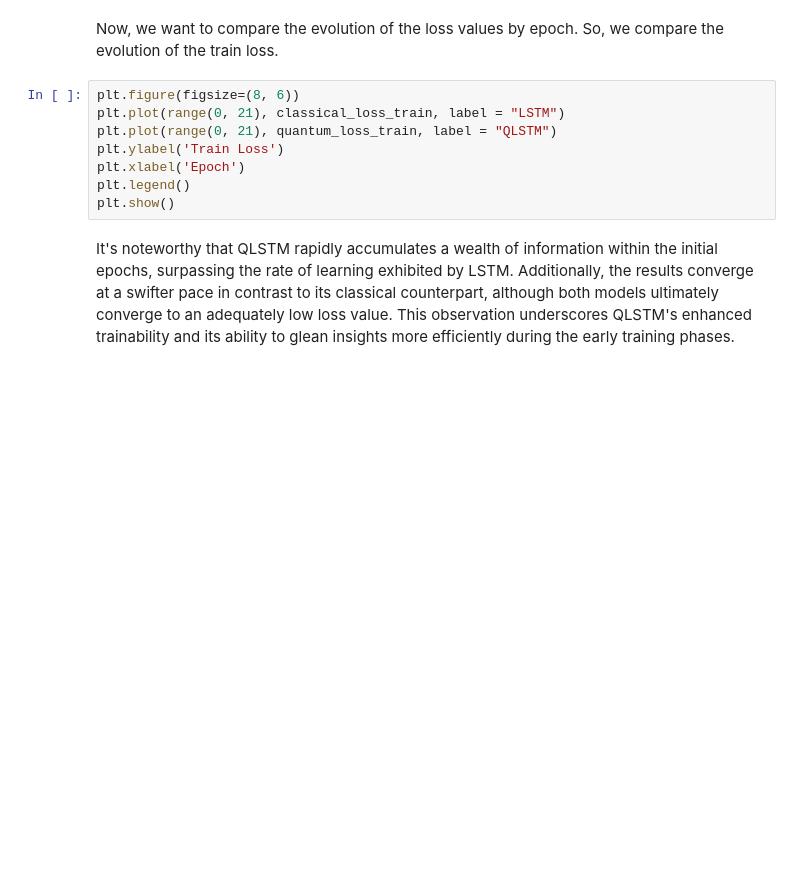
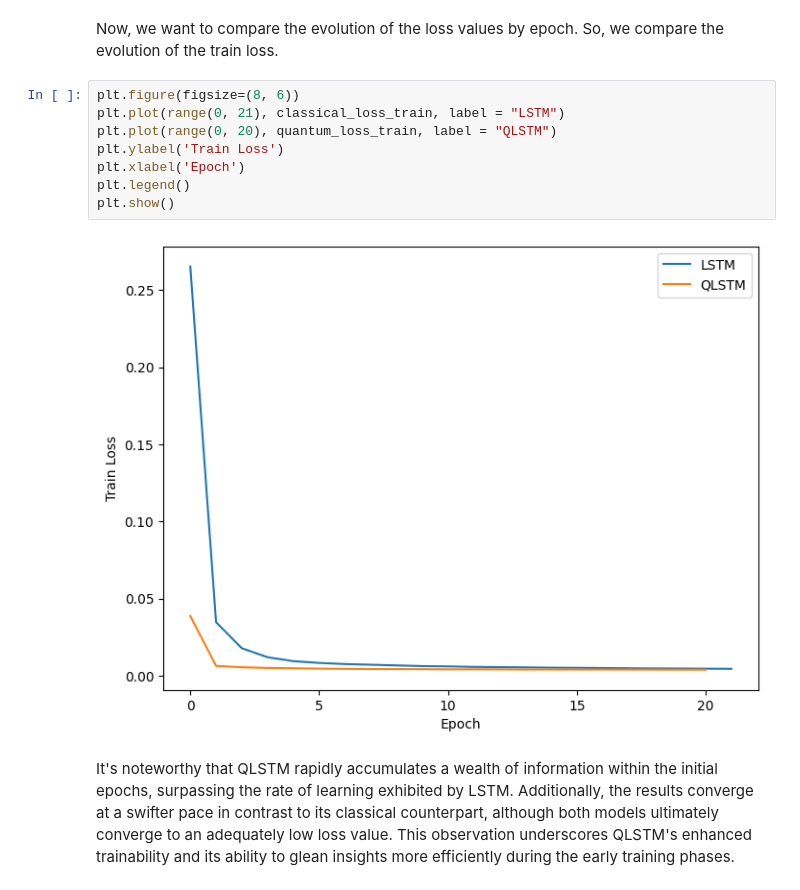
Before and after one commit to Jordi008/QLSTM, a Jupyter notebook: QLSTM_Functional.ipynb, the cells around one changed output. Cells and saved outputs as stored; diff of their text form; blank space fills up the shorter version.

Commit message:
QLSTM final result ran in CIC server
QLSTM final result ran in CIC server

```diff
--- a/QLSTM_Functional.ipynb
+++ b/QLSTM_Functional.ipynb
@@ -495,11 +518,13 @@ Now, we want to compare the evolution of the loss values by epoch. So, we compar
 # %%
 plt.figure(figsize=(8, 6))
 plt.plot(range(0, 21), classical_loss_train, label = "LSTM")
-plt.plot(range(0, 21), quantum_loss_train, label = "QLSTM")
+plt.plot(range(0, 20), quantum_loss_train, label = "QLSTM")
 plt.ylabel('Train Loss')
 plt.xlabel('Epoch')
 plt.legend()
 plt.show()
+# %% [output]
+[figure, added]
 # %% [markdown]
 It's noteworthy that QLSTM rapidly accumulates a wealth of information within the initial epochs, surpassing the rate of learning exhibited by LSTM. Additionally, the results converge at a swifter pace in contrast to its classical counterpart, although both models ultimately converge to an adequately low loss value. This observation underscores QLSTM's enhanced trainability and its ability to glean insights more efficiently during the early training phases.
 # %%
```
Also changed, not shown: parts of 6 cells of this notebook.
